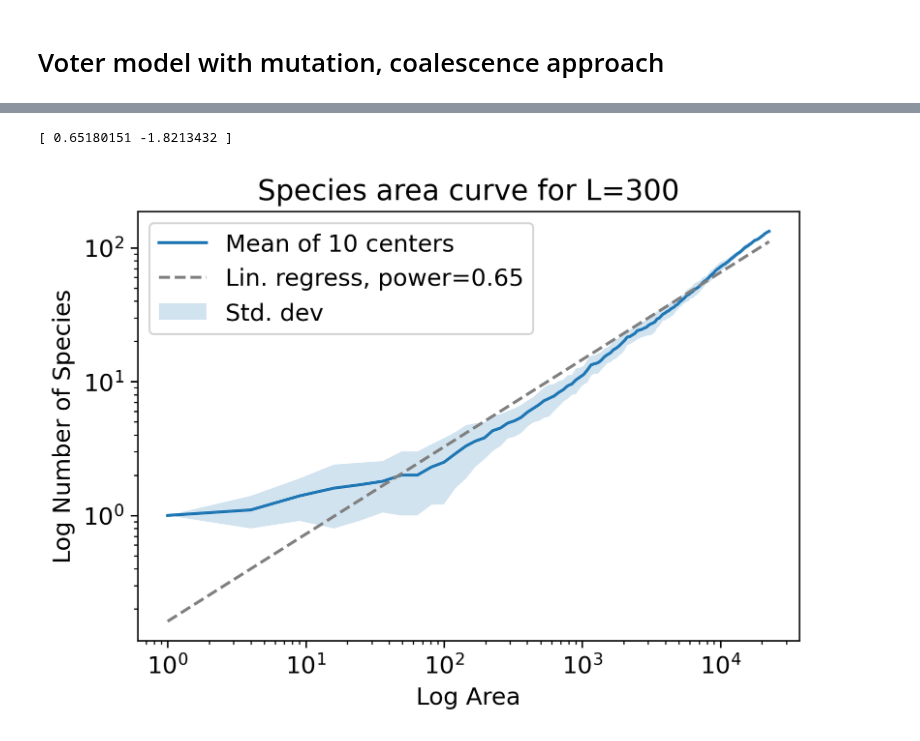
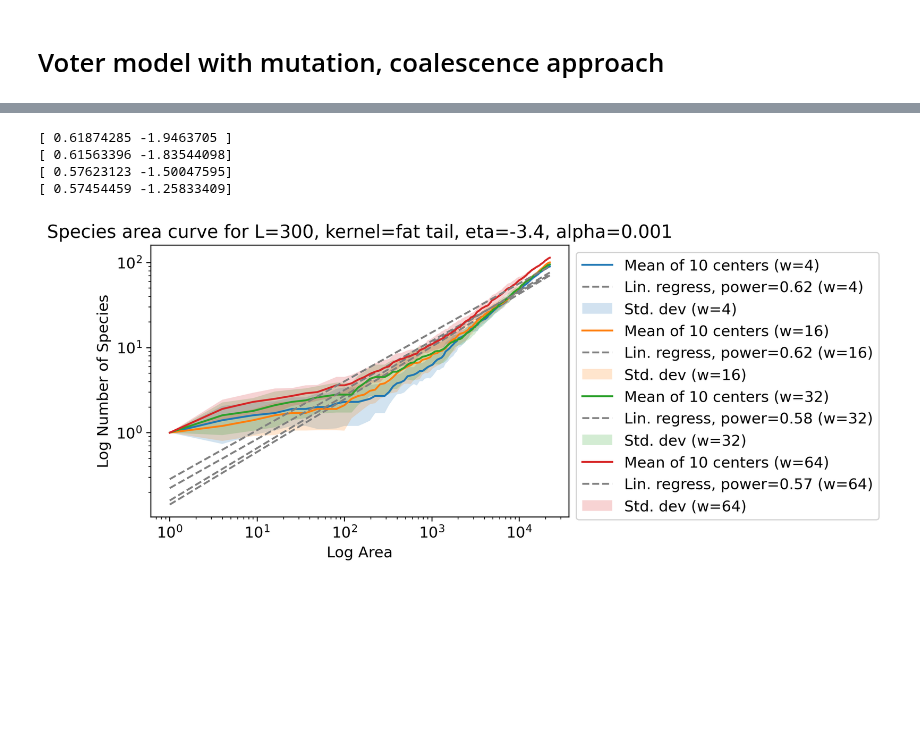
Before and after one commit to jonasargelo/Complex-systems-sim, a Jupyter notebook: backwards_time_voter_model.ipynb, the cells around one changed output, grey strips where cells are left out. Saved outputs shown, nothing was run; the diff lists cells and outputs as text; code cells hidden in the pictures; blank space fills up the shorter version.

```diff
--- a/backwards_time_voter_model.ipynb
+++ b/backwards_time_voter_model.ipynb
@@ -252,9 +255,14 @@ lineages, species = voter_model_fast(L, alpha, MC_steps, rand_walkers, D=5, kern
 # %%
-species_ids = np.random.uniform(size=len(species))
-print(len(species))
+all_grids = []
 
-grid = np.zeros((L, L))
-for i, specie in enumerate(species):
-    for coord in specie:
-        grid[coord] = species_ids[i]
+for species in all_species:
+    species_ids = np.random.uniform(size=len(species))
+    print(len(species))
+
+    grid = np.zeros((L, L))
+    for i, specie in enumerate(species):
+        for coord in specie:
+            grid[coord] = species_ids[i]
+
+    all_grids.append(grid)
 # %% [output]
@@ -267,23 +278,28 @@ plt.show()
 # %%
-areas, num_species = sa_curve(grid)
-spec_std_dev = np.std(num_species, axis=0)
-spec_mean = np.mean(num_species, axis=0)
+for i,grid in enumerate(all_grids):
+    areas, num_species = sa_curve(grid)
+    spec_std_dev = np.std(num_species, axis=0)
+    spec_mean = np.mean(num_species, axis=0)
 
-poly_coeffs = np.polyfit(np.log(areas), np.log(spec_mean), 1)
-print(poly_coeffs)
+    poly_coeffs = np.polyfit(np.log(areas), np.log(spec_mean), 1)
+    print(poly_coeffs)
 
-plt.loglog(areas, list(spec_mean), label='Mean of 10 centers')
-plt.loglog([areas[0], areas[-1]],
-           np.exp(poly_coeffs[1]) * np.array([areas[0], areas[-1]])**poly_coeffs[0],
-           color='grey',
-           linestyle='dashed',
-           label=f'Lin. regress, power={round(poly_coeffs[0], 2)}')
-plt.fill_between(areas, spec_mean-spec_std_dev, spec_mean+spec_std_dev, alpha=0.2, label='Std. dev')
+    plt.loglog(areas, list(spec_mean), label=f'Mean of 10 centers (w={widths[i]})')
+    plt.loglog([areas[0], areas[-1]],
+            np.exp(poly_coeffs[1]) * np.array([areas[0], areas[-1]])**poly_coeffs[0],
+            color='grey',
+            linestyle='dashed',
+            label=f'Lin. regress, power={round(poly_coeffs[0], 2)} (w={widths[i]})')
+    plt.fill_between(areas, spec_mean-spec_std_dev, spec_mean+spec_std_dev, alpha=0.2, label=f'Std. dev (w={widths[i]})')
+
 plt.ylabel('Log Number of Species')
 plt.xlabel('Log Area')
-plt.title(f'Species area curve for L={L}')
-plt.legend()
+plt.title(f'Species area curve for L={L}, kernel={kernel}, eta={eta}, alpha={alpha}')
+plt.legend(bbox_to_anchor=(1,1))
 plt.show()
 # %% [output]
-[ 0.65180151 -1.8213432 ]
+[ 0.61874285 -1.9463705 ]
+[ 0.61563396 -1.83544098]
+[ 0.57623123 -1.50047595]
+[ 0.57454459 -1.25833409]
-[figure, old version]
+[figure, new version]
```
Also changed, not shown: parts of 10 cells of this notebook.
